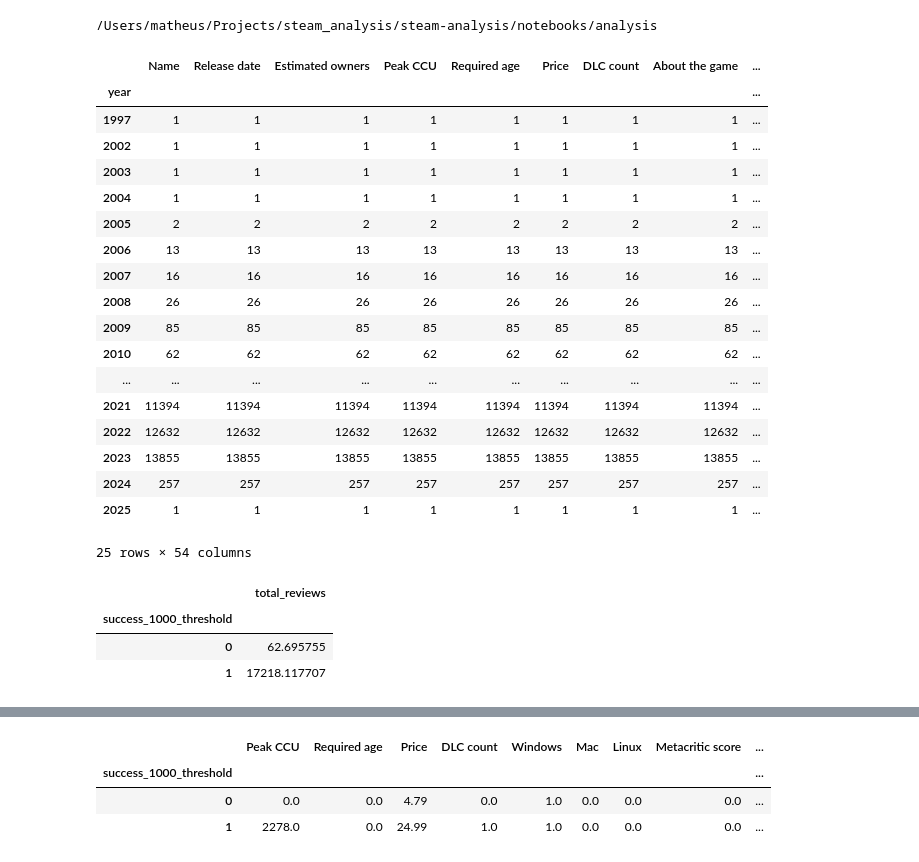
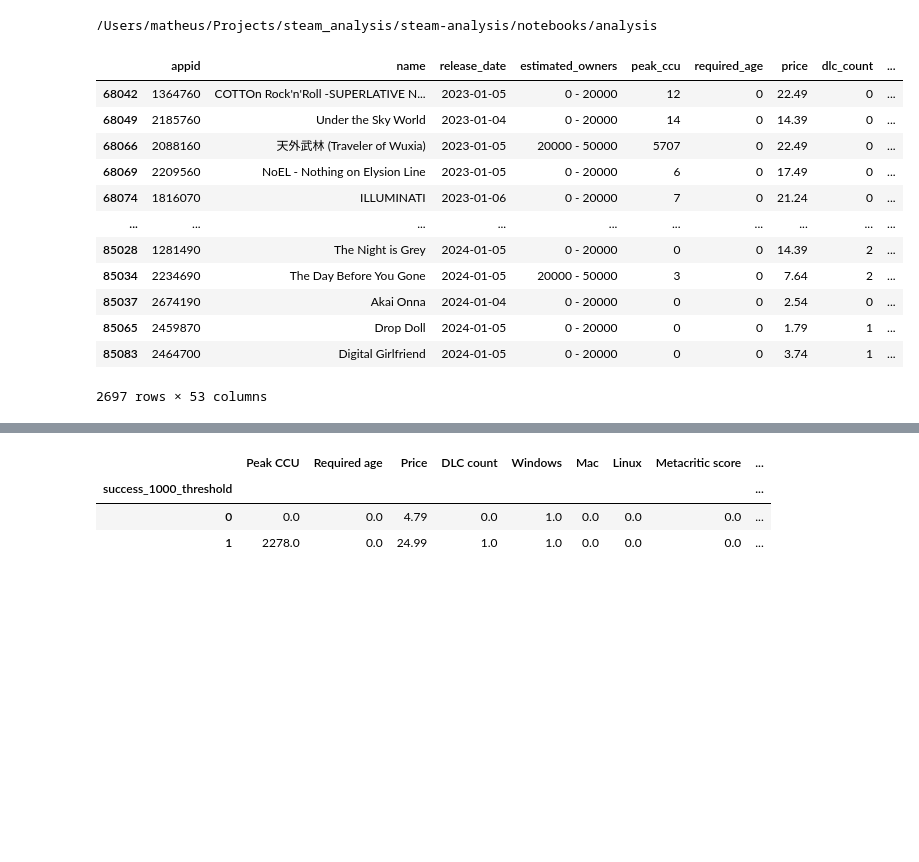
Before and after one commit to MatheusVazManzke/steam-analysis, a Jupyter notebook: notebooks/analysis/1.2-mvm-data-analysis.ipynb, the cells around one changed output, grey strips where cells are left out. Drawn from its saved outputs; the diff is of its cells as text; code cells hidden in the pictures; blank space fills up the shorter version.

Commit message:
pipeline finished

```diff
--- a/notebooks/analysis/1.2-mvm-data-analysis.ipynb
+++ b/notebooks/analysis/1.2-mvm-data-analysis.ipynb
@@ -13,33 +23,34 @@ os.chdir("../..")
+# %%
+from sklearn.pipeline import Pipeline
+
+pipeline = Pipeline(
+    steps=[
+        ("drop_NaN_columns", DeleteNaNRows()),
+        ("create_binary_columns", CreateBinaryColumns()),
+        ("create_counter_columns", CounterTransformer()),
+        ("create_target_columns", CreateTargetColumns(threshold=500)),
+        ("create_date_columns", DateColumnsTransformer()),
+        ("filter_dataset_year", YearThresholdTransformer()),
+        ("filter_dataset_indie_only", IndieTransformer()),
+    ]
+)
 # %%
-steam_df = pd.read_csv("data/interim/steam-transformed-data.csv")
+steam_df = pd.read_csv("data/raw/games.csv")
-# %%
-steam_df.groupby(by="year").count()
-# %% [output]
-|  | Name | Release date | Estimated owners | Peak CCU | Required age | Price | DLC count | About the game | ... |
-| year |  |  |  |  |  |  |  |  | ... |
-| 1997 | 1 | 1 | 1 | 1 | 1 | 1 | 1 | 1 | ... |
-| 2002 | 1 | 1 | 1 | 1 | 1 | 1 | 1 | 1 | ... |
-| 2003 | 1 | 1 | 1 | 1 | 1 | 1 | 1 | 1 | ... |
-| 2004 | 1 | 1 | 1 | 1 | 1 | 1 | 1 | 1 | ... |
-| 2005 | 2 | 2 | 2 | 2 | 2 | 2 | 2 | 2 | ... |
-| 2006 | 13 | 13 | 13 | 13 | 13 | 13 | 13 | 13 | ... |
-| 2007 | 16 | 16 | 16 | 16 | 16 | 16 | 16 | 16 | ... |
-| 2008 | 26 | 26 | 26 | 26 | 26 | 26 | 26 | 26 | ... |
-| 2009 | 85 | 85 | 85 | 85 | 85 | 85 | 85 | 85 | ... |
-| 2010 | 62 | 62 | 62 | 62 | 62 | 62 | 62 | 62 | ... |
-| ... | ... | ... | ... | ... | ... | ... | ... | ... | ... |
-| 2021 | 11394 | 11394 | 11394 | 11394 | 11394 | 11394 | 11394 | 11394 | ... |
-| 2022 | 12632 | 12632 | 12632 | 12632 | 12632 | 12632 | 12632 | 12632 | ... |
-| 2023 | 13855 | 13855 | 13855 | 13855 | 13855 | 13855 | 13855 | 13855 | ... |
-| 2024 | 257 | 257 | 257 | 257 | 257 | 257 | 257 | 257 | ... |
-| 2025 | 1 | 1 | 1 | 1 | 1 | 1 | 1 | 1 | ... |
-25 rows × 54 columns
-# %%
-steam_df[["total_reviews", "success_1000_threshold"]].groupby(
-    by="success_1000_threshold"
-).mean()
-# %% [output]
-|  | total_reviews |
-| success_1000_threshold |  |
-| 0 | 62.695755 |
-| 1 | 17218.117707 |
+# %%
+steam_df.columns = [col.lower().replace(" ", "_") for col in steam_df.columns]
+# %%
+pipeline.fit_transform(steam_df)
+# %% [output]
+|  | appid | name | release_date | estimated_owners | peak_ccu | required_age | price | dlc_count | ... |
+| 68042 | 1364760 | COTTOn Rock'n'Roll -SUPERLATIVE N... | 2023-01-05 | 0 - 20000 | 12 | 0 | 22.49 | 0 | ... |
+| 68049 | 2185760 | Under the Sky World | 2023-01-04 | 0 - 20000 | 14 | 0 | 14.39 | 0 | ... |
+| 68066 | 2088160 | 天外武林 (Traveler of Wuxia) | 2023-01-05 | 20000 - 50000 | 5707 | 0 | 22.49 | 0 | ... |
+| 68069 | 2209560 | NoEL - Nothing on Elysion Line | 2023-01-05 | 0 - 20000 | 6 | 0 | 17.49 | 0 | ... |
+| 68074 | 1816070 | ILLUMINATI | 2023-01-06 | 0 - 20000 | 7 | 0 | 21.24 | 0 | ... |
+| ... | ... | ... | ... | ... | ... | ... | ... | ... | ... |
+| 85028 | 1281490 | The Night is Grey | 2024-01-05 | 0 - 20000 | 0 | 0 | 14.39 | 2 | ... |
+| 85034 | 2234690 | The Day Before You Gone | 2024-01-05 | 20000 - 50000 | 3 | 0 | 7.64 | 2 | ... |
+| 85037 | 2674190 | Akai Onna | 2024-01-04 | 0 - 20000 | 0 | 0 | 2.54 | 0 | ... |
+| 85065 | 2459870 | Drop Doll | 2024-01-05 | 0 - 20000 | 0 | 0 | 1.79 | 1 | ... |
+| 85083 | 2464700 | Digital Girlfriend | 2024-01-05 | 0 - 20000 | 0 | 0 | 3.74 | 1 | ... |
+2697 rows × 53 columns
```
Also changed, not shown: parts of 11 cells of this notebook, 2 other files.
